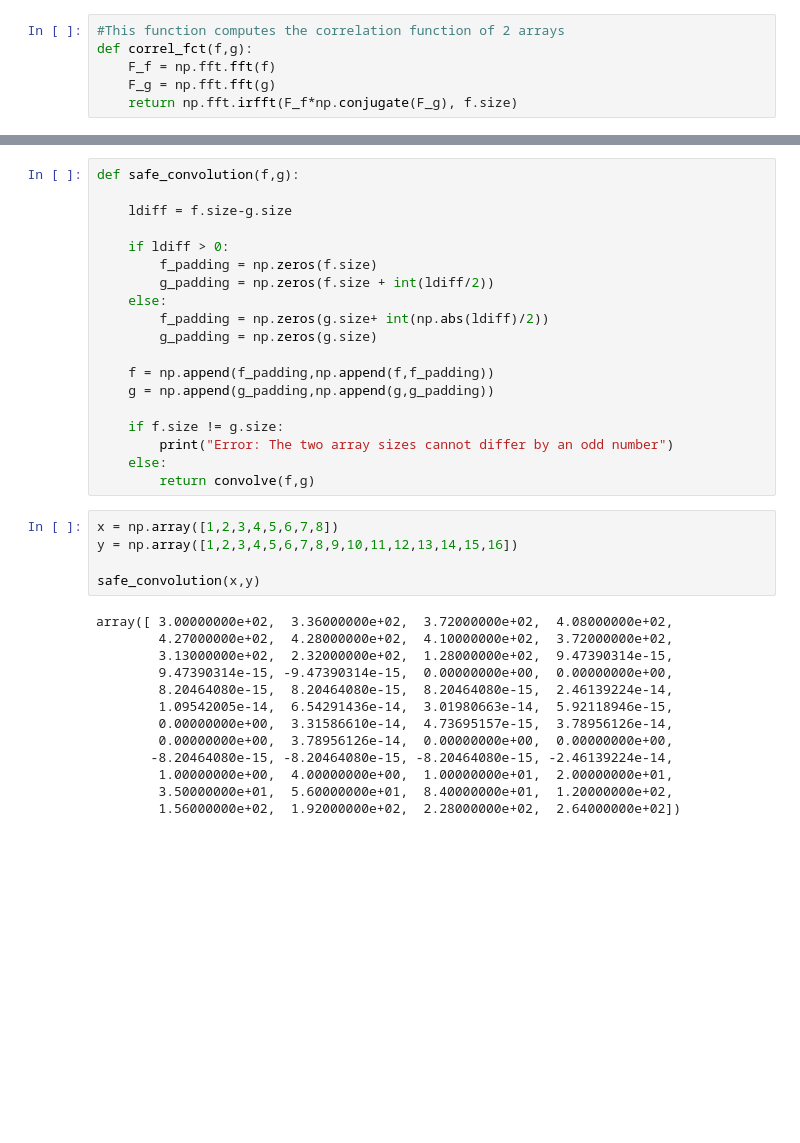
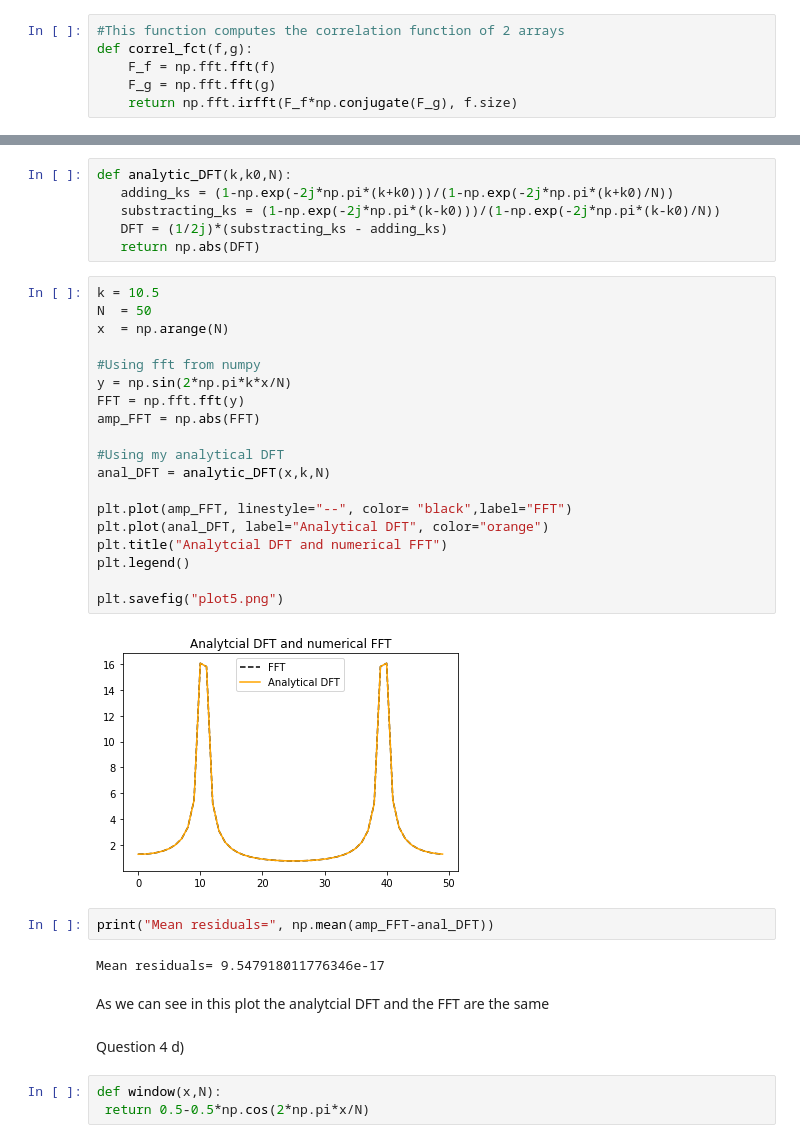
Before and after one commit to n-desjardins/phys512-2022, a Jupyter notebook: PSET6/pset6_notebook.ipynb, the cells around one changed output, grey strips where cells are left out. Drawn from its saved outputs; the diff is of its cells as text; blank space fills up the shorter version.

```diff
--- a/PSET6/pset6_notebook.ipynb
+++ b/PSET6/pset6_notebook.ipynb
@@ -88,37 +133,38 @@ plt.plot(x,test)
-# %%
-def safe_convolution(f,g):
-
-    ldiff = f.size-g.size
-
-    if ldiff > 0:
-        f_padding = np.zeros(f.size)
-        g_padding = np.zeros(f.size + int(ldiff/2))
-    else:
-        f_padding = np.zeros(g.size+ int(np.abs(ldiff)/2))
-        g_padding = np.zeros(g.size)
-
-    f = np.append(f_padding,np.append(f,f_padding))
-    g = np.append(g_padding,np.append(g,g_padding))
-
-    if f.size != g.size:
-        print("Error: The two array sizes cannot differ by an odd number")
-    else:
-        return convolve(f,g)
-# %%
-x = np.array([1,2,3,4,5,6,7,8])
-y = np.array([1,2,3,4,5,6,7,8,9,10,11,12,13,14,15,16])
-
-safe_convolution(x,y)
-# %% [output]
-array([ 3.00000000e+02,  3.36000000e+02,  3.72000000e+02,  4.08000000e+02,
-        4.27000000e+02,  4.28000000e+02,  4.10000000e+02,  3.72000000e+02,
-        3.13000000e+02,  2.32000000e+02,  1.28000000e+02,  9.47390314e-15,
-        9.47390314e-15, -9.47390314e-15,  0.00000000e+00,  0.00000000e+00,
-        8.20464080e-15,  8.20464080e-15,  8.20464080e-15,  2.46139224e-14,
-        1.09542005e-14,  6.54291436e-14,  3.01980663e-14,  5.92118946e-15,
-        0.00000000e+00,  3.31586610e-14,  4.73695157e-15,  3.78956126e-14,
-        0.00000000e+00,  3.78956126e-14,  0.00000000e+00,  0.00000000e+00,
-       -8.20464080e-15, -8.20464080e-15, -8.20464080e-15, -2.46139224e-14,
-        1.00000000e+00,  4.00000000e+00,  1.00000000e+01,  2.00000000e+01,
-        3.50000000e+01,  5.60000000e+01,  8.40000000e+01,  1.20000000e+02,
-        1.56000000e+02,  1.92000000e+02,  2.28000000e+02,  2.64000000e+02])
+# %%
+def analytic_DFT(k,k0,N):
+   adding_ks = (1-np.exp(-2j*np.pi*(k+k0)))/(1-np.exp(-2j*np.pi*(k+k0)/N))
+   substracting_ks = (1-np.exp(-2j*np.pi*(k-k0)))/(1-np.exp(-2j*np.pi*(k-k0)/N))
+   DFT = (1/2j)*(substracting_ks - adding_ks)
+   return np.abs(DFT)
+# %%
+k = 10.5
+N  = 50
+x  = np.arange(N)
+
+#Using fft from numpy
+y = np.sin(2*np.pi*k*x/N)
+FFT = np.fft.fft(y)
+amp_FFT = np.abs(FFT)
+
+#Using my analytical DFT
+anal_DFT = analytic_DFT(x,k,N)
+
+plt.plot(amp_FFT, linestyle="--", color= "black",label="FFT")
+plt.plot(anal_DFT, label="Analytical DFT", color="orange")
+plt.title("Analytcial DFT and numerical FFT")
+plt.legend()
+
+plt.savefig("plot5.png")
+# %% [output]
+[figure, added]
+# %%
+print("Mean residuals=", np.mean(amp_FFT-anal_DFT))
+# %% [output]
+Mean residuals= 9.547918011776346e-17
+# %% [markdown]
+As we can see in this plot the analytcial DFT and the FFT are the same
+# %% [markdown]
+Question 4 d)
+# %%
+def window(x,N):
+ return 0.5-0.5*np.cos(2*np.pi*x/N)
```
Also changed, not shown: parts of 22 cells of this notebook, 11 other files.
